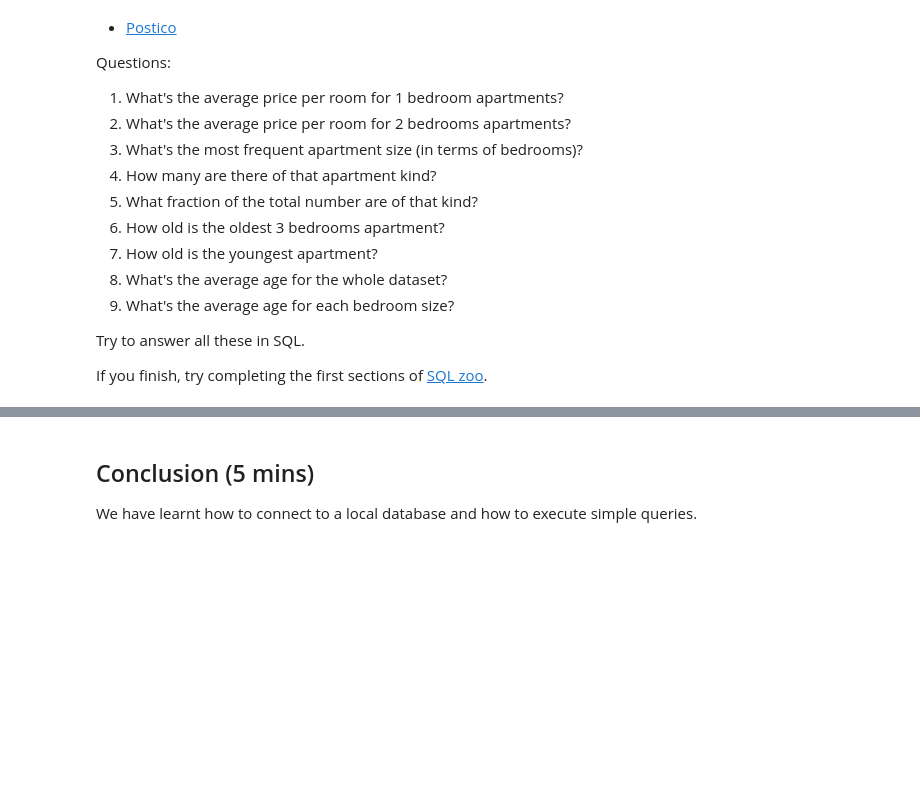
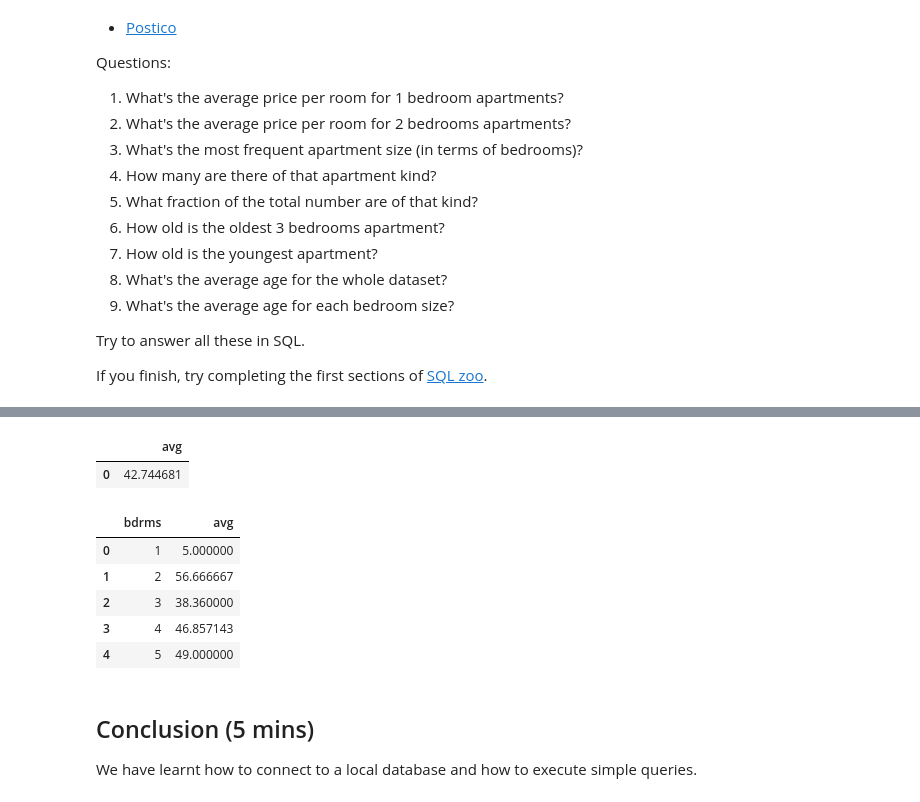
Before and after one commit to ColinJClemence/DataScienceStuff, a Jupyter notebook: curriculum/week-05/1.2-lesson/assets/readme.ipynb, the cells around one changed output, grey strips where cells are left out. Saved outputs shown, nothing was run; the diff lists cells and outputs as text; code cells hidden in the pictures; blank space fills up the shorter version.

```diff
--- a/curriculum/week-05/1.2-lesson/assets/readme.ipynb
+++ b/curriculum/week-05/1.2-lesson/assets/readme.ipynb
@@ -361,0 +514,17 @@ If you finish, try completing the first sections of [SQL zoo](http://www.sqlzoo.
+# %%
+#8. What's the average age for the whole dataset?
+pd.read_sql_query('select avg(age) from housing', con=conn)
+# %% [output]
+|  | avg |
+| 0 | 42.744681 |
+# %%
+#9. What's the average age for each bedroom size?
+pd.read_sql_query('select bdrms, avg(age)  \
+                   from housing group by bdrms order by 1;', con=conn)
+# %% [output]
+|  | bdrms | avg |
+| 0 | 1 | 5.000000 |
+| 1 | 2 | 56.666667 |
+| 2 | 3 | 38.360000 |
+| 3 | 4 | 46.857143 |
+| 4 | 5 | 49.000000 |
```
Also changed, not shown: parts of 17 cells of this notebook, 1 other file.
